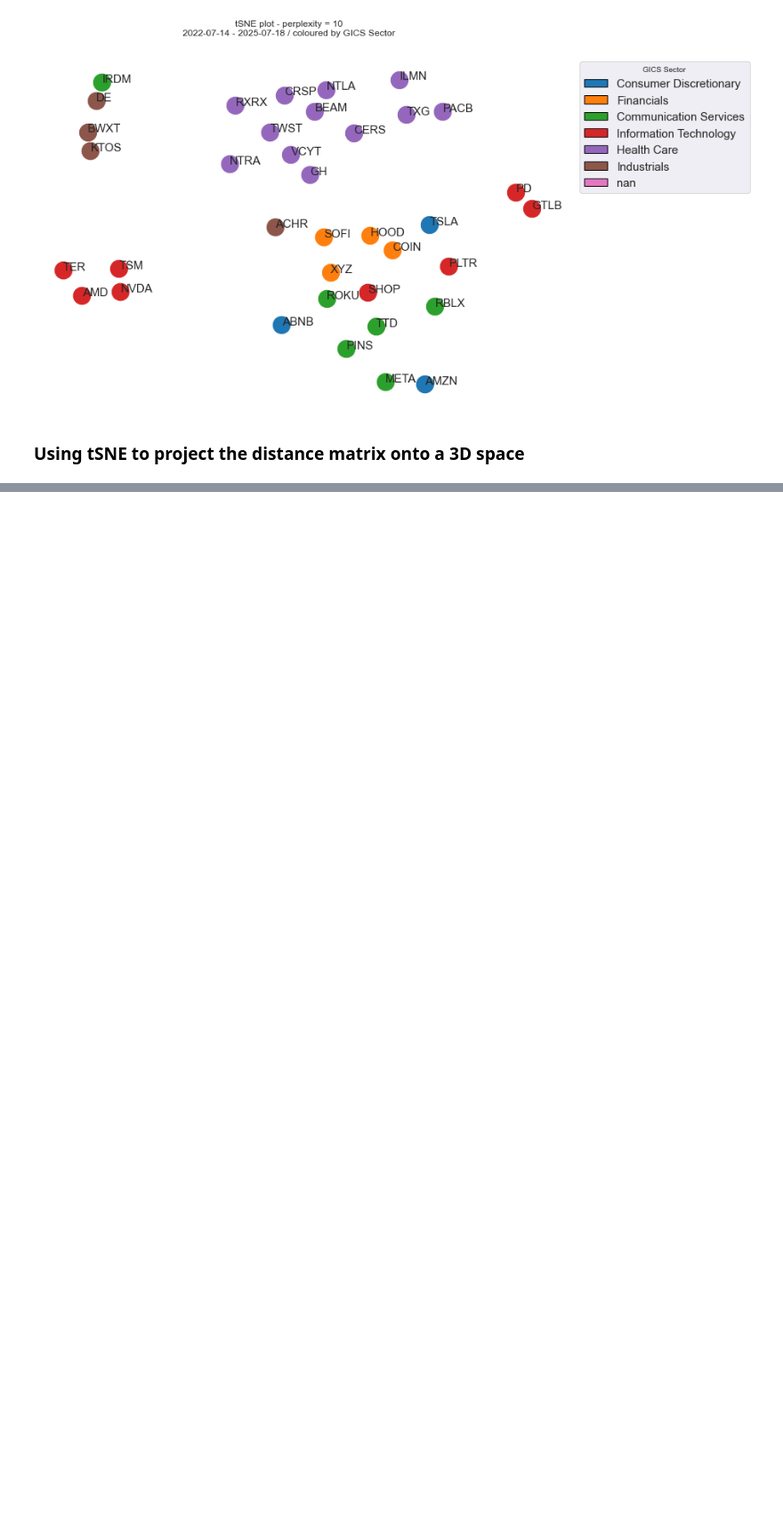
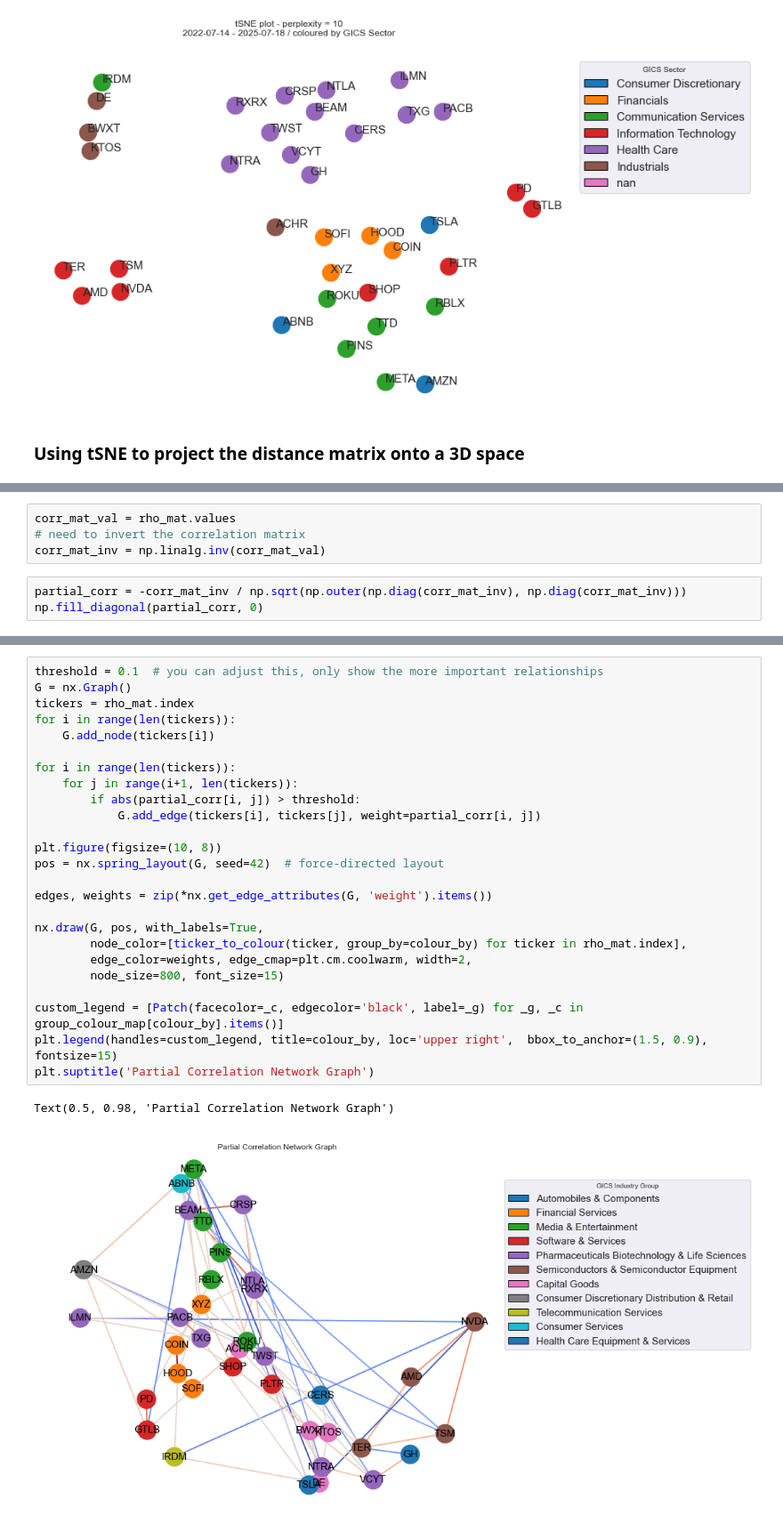
Before and after one commit to kenchan323/k_personal_projects, a Jupyter notebook: finance/risk_illustration/ark_snapshot_holdings.ipynb, the cells around one changed output, grey strips where cells are left out. Shown at 89% size. Saved outputs shown, nothing was run; the diff lists cells and outputs as text; blank space fills up the shorter version.

```diff
--- a/finance/risk_illustration/ark_snapshot_holdings.ipynb
+++ b/finance/risk_illustration/ark_snapshot_holdings.ipynb
@@ -224,0 +275,7 @@ fig.update_traces(marker_size=8)
+# %%
+corr_mat_val = rho_mat.values
+# need to invert the correlation matrix
+corr_mat_inv = np.linalg.inv(corr_mat_val)
+# %%
+partial_corr = -corr_mat_inv / np.sqrt(np.outer(np.diag(corr_mat_inv), np.diag(corr_mat_inv)))
+np.fill_diagonal(partial_corr, 0)
@@ -224,0 +293,28 @@ fig.update_traces(marker_size=8)
+# %%
+threshold = 0.1  # you can adjust this, only show the more important relationships
+G = nx.Graph()
+tickers = rho_mat.index
+for i in range(len(tickers)):
+    G.add_node(tickers[i])
+
+for i in range(len(tickers)):
+    for j in range(i+1, len(tickers)):
+        if abs(partial_corr[i, j]) > threshold:
+            G.add_edge(tickers[i], tickers[j], weight=partial_corr[i, j])
+
+plt.figure(figsize=(10, 8))
+pos = nx.spring_layout(G, seed=42)  # force-directed layout
+
+edges, weights = zip(*nx.get_edge_attributes(G, 'weight').items())
+
+nx.draw(G, pos, with_labels=True,
+        node_color=[ticker_to_colour(ticker, group_by=colour_by) for ticker in rho_mat.index],
+        edge_color=weights, edge_cmap=plt.cm.coolwarm, width=2,
+        node_size=800, font_size=15)
+
+custom_legend = [Patch(facecolor=_c, edgecolor='black', label=_g) for _g, _c in group_colour_map[colour_by].items()]
+plt.legend(handles=custom_legend, title=colour_by, loc='upper right',  bbox_to_anchor=(1.5, 0.9), fontsize=15)
+plt.suptitle('Partial Correlation Network Graph')
+# %% [output]
+Text(0.5, 0.98, 'Partial Correlation Network Graph')
+[figure, added]
```
Also changed, not shown: parts of 10 cells of this notebook.
